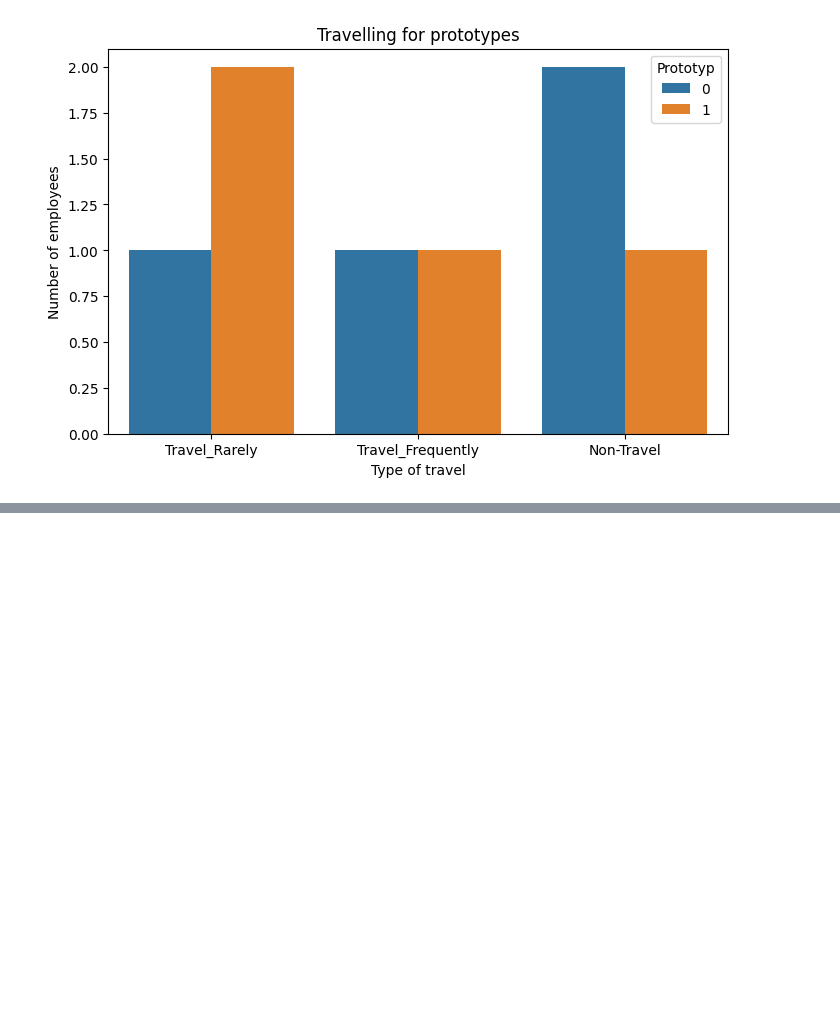
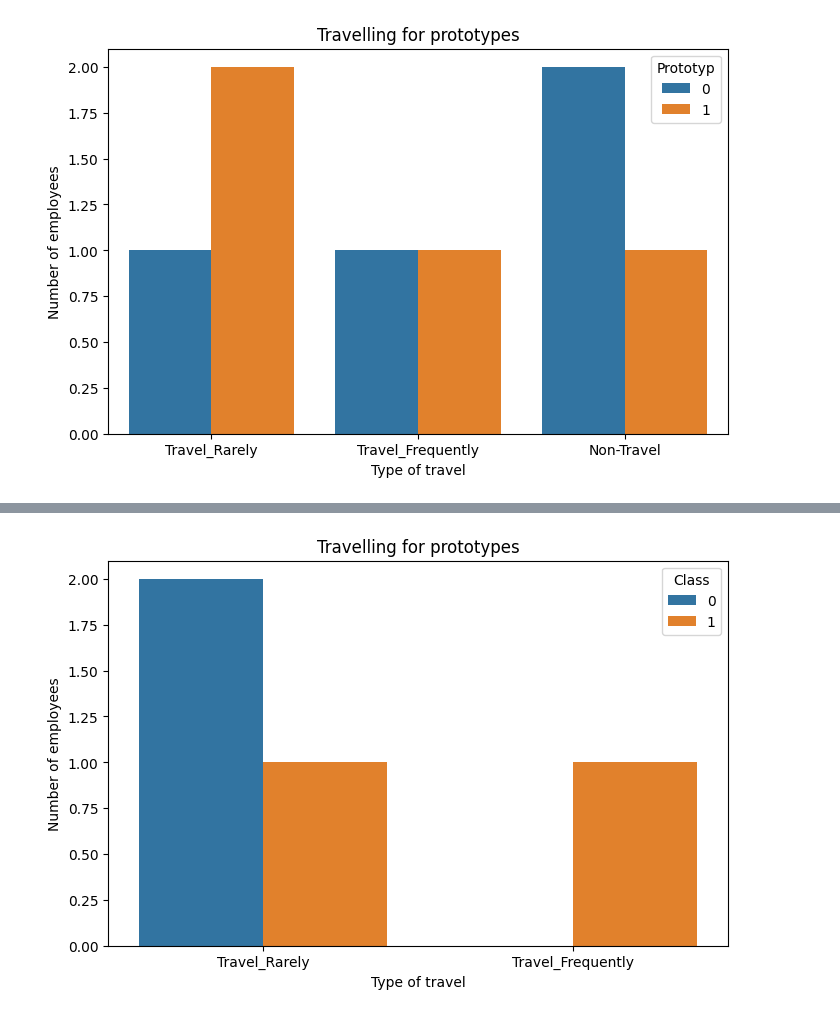
Before and after one commit to chihab4real/Explanation-Comparisons, a Jupyter notebook: mainWithPrototypes.ipynb, the cells around one changed output, grey strips where cells are left out. Cells and saved outputs as stored; diff of their text form; code cells hidden in the pictures; blank space fills up the shorter version.

```diff
--- a/mainWithPrototypes.ipynb
+++ b/mainWithPrototypes.ipynb
@@ -492,0 +637,11 @@ plt.show()
+# %%
+business_travel = prototypes_df[['BusinessTravel', 'Class']]
+
+plt.figure(figsize=(8, 5))
+sns.countplot(x='BusinessTravel', hue='Class', data=business_travel)
+plt.title('Travelling for prototypes')
+plt.xlabel('Type of travel')
+plt.ylabel('Number of employees')
+plt.show()
+# %% [output]
+[figure, added]
```
Also changed, not shown: parts of 12 cells of this notebook.
